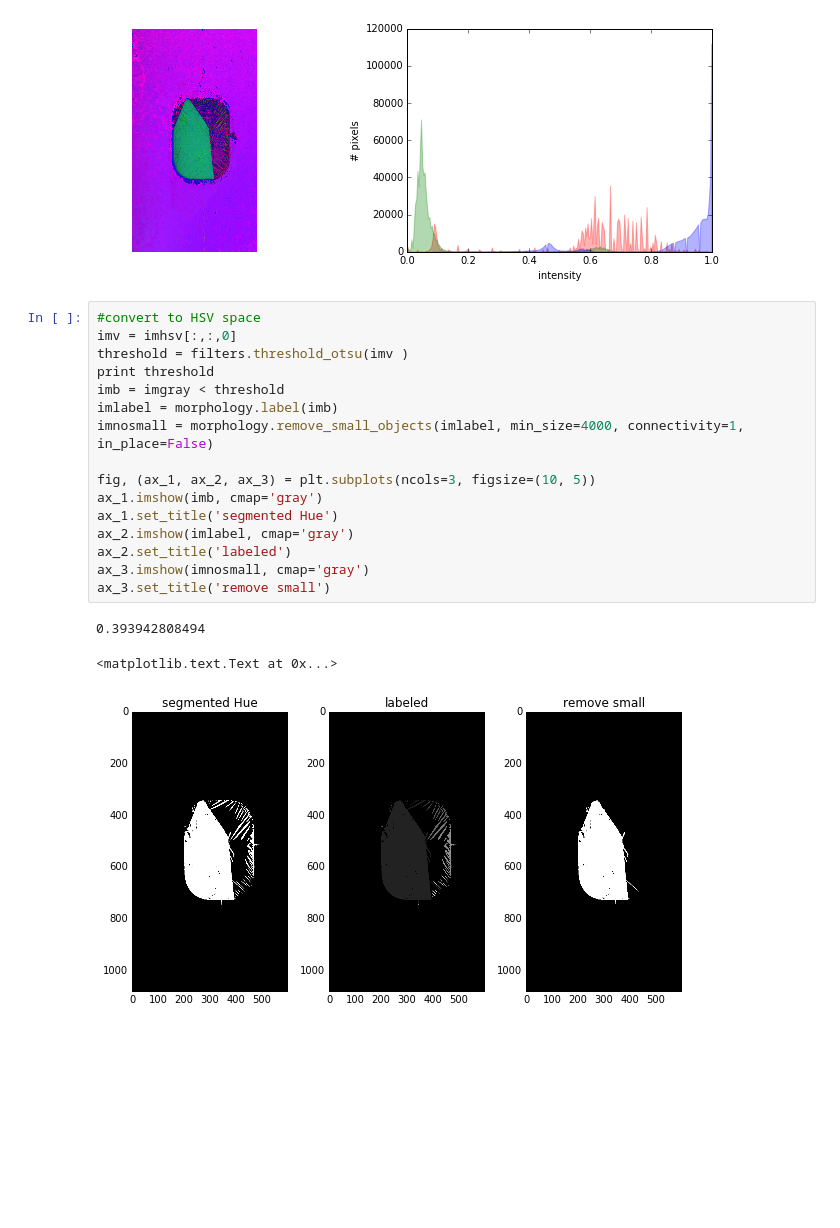
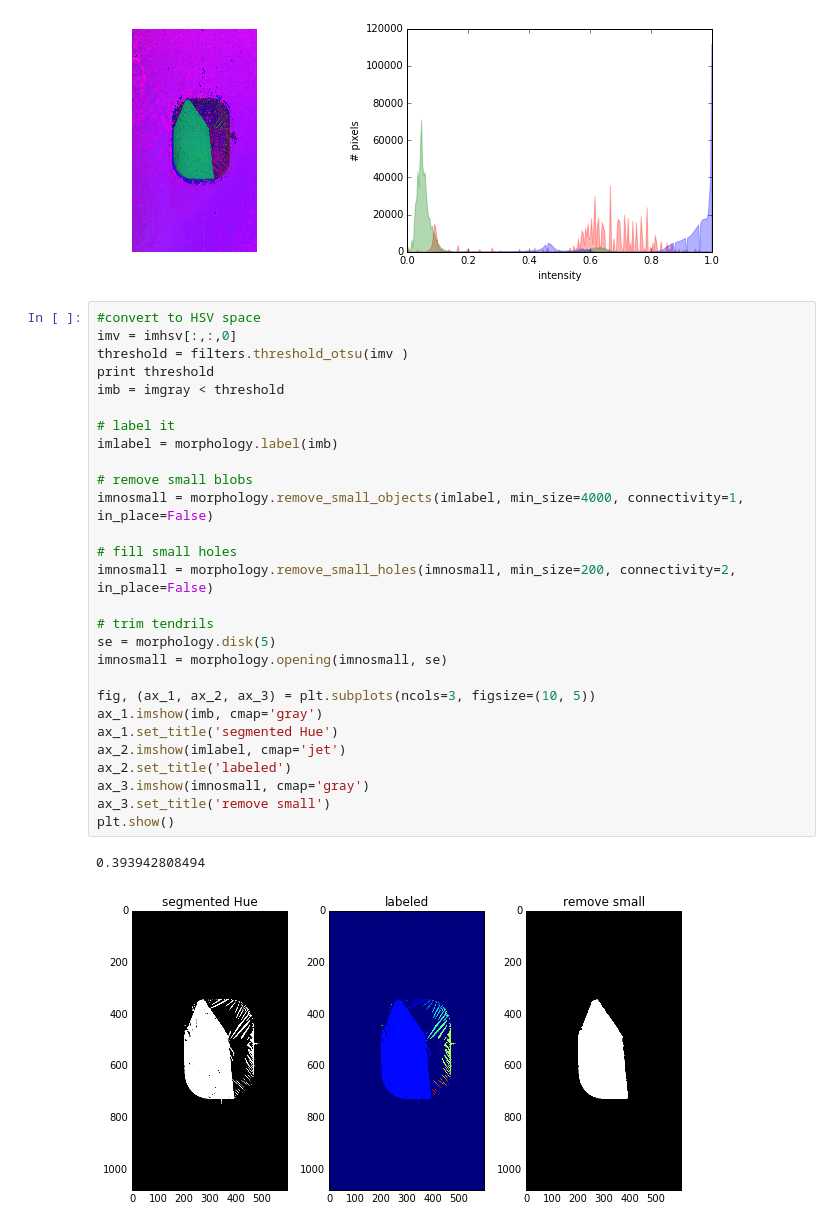
Before and after one commit to jaybo/Python-Notebooks, a Jupyter notebook: TEMCA/OpticalSegmentation.ipynb, the cells around one changed output. Drawn from its saved outputs; the diff is of its cells as text; blank space fills up the shorter version.

Commit message:
Trim tendrils

```diff
--- a/TEMCA/OpticalSegmentation.ipynb
+++ b/TEMCA/OpticalSegmentation.ipynb
@@ -46,23 +46,34 @@ skdemo.imshow_with_histogram(imhsv);
 # %%
 #convert to HSV space
 imv = imhsv[:,:,0]
 threshold = filters.threshold_otsu(imv )
 print threshold
 imb = imgray < threshold
+
+# label it
 imlabel = morphology.label(imb)
+
+# remove small blobs
 imnosmall = morphology.remove_small_objects(imlabel, min_size=4000, connectivity=1, in_place=False)
+
+# fill small holes
+imnosmall = morphology.remove_small_holes(imnosmall, min_size=200, connectivity=2, in_place=False)
+
+# trim tendrils
+se = morphology.disk(5)
+imnosmall = morphology.opening(imnosmall, se)
 
 fig, (ax_1, ax_2, ax_3) = plt.subplots(ncols=3, figsize=(10, 5))
 ax_1.imshow(imb, cmap='gray')
 ax_1.set_title('segmented Hue')
-ax_2.imshow(imlabel, cmap='gray')
+ax_2.imshow(imlabel, cmap='jet')
 ax_2.set_title('labeled')
 ax_3.imshow(imnosmall, cmap='gray')
 ax_3.set_title('remove small')
+plt.show()
 # %% [output]
 0.393942808494
-<matplotlib.text.Text at 0x...>
-[figure, old version]
+[figure, new version]
 # %%
 print (imnosmall.dtype, imnosmall.max(), imnosmall.shape)
 image = skimage.img_as_ubyte(imgray)
```
Also changed, not shown: parts of 2 cells of this notebook.
